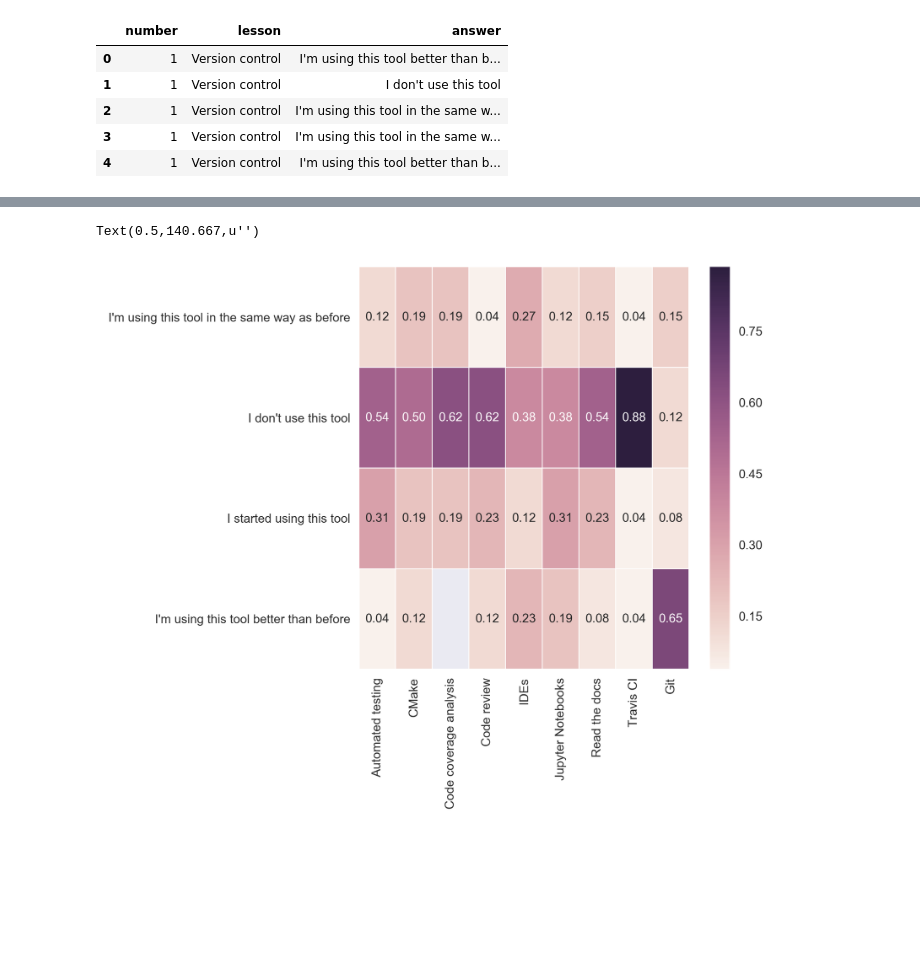
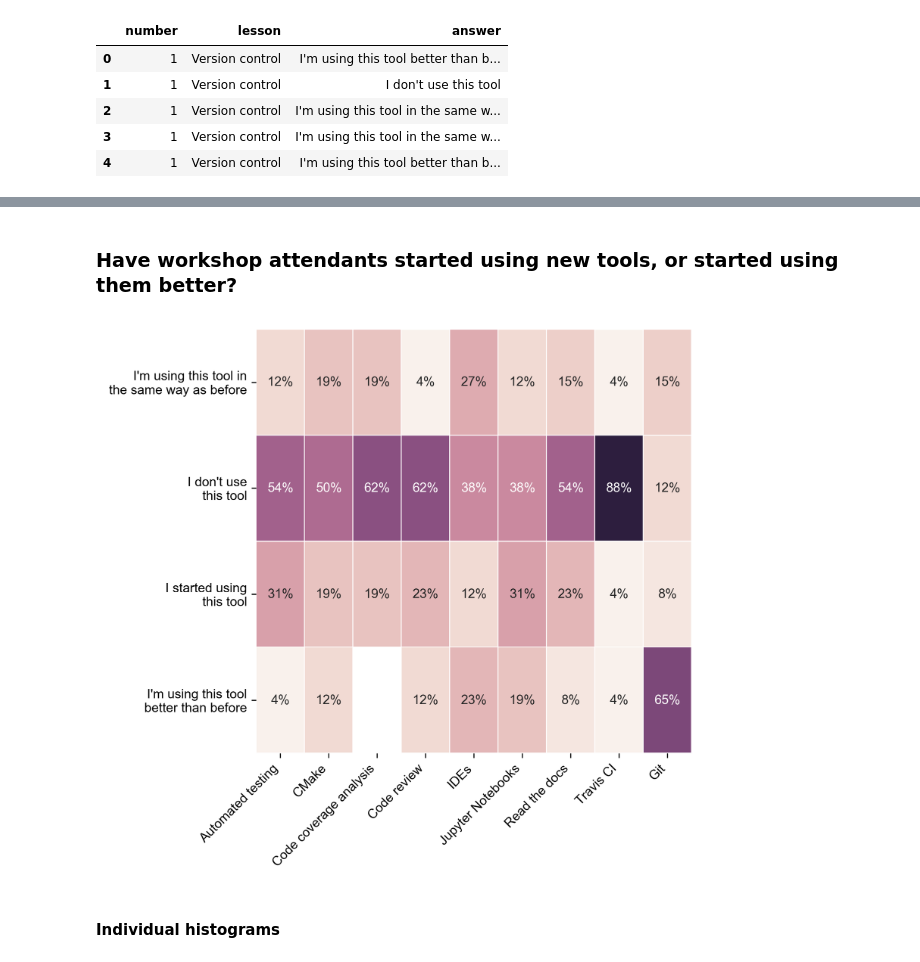
Before and after one commit to coderefinery/post-workshop-survey, a Jupyter notebook: survey_analysis.ipynb, the cells around one changed output, grey strips where cells are left out. Saved outputs shown, nothing was run; the diff lists cells and outputs as text; code cells hidden in the pictures; blank space fills up the shorter version.

Commit message:
improve heatmap and add headers

```diff
--- a/survey_analysis.ipynb
+++ b/survey_analysis.ipynb
@@ -95,19 +116,3 @@ table
 | I don't use this tool | 14.0 | 13.0 | 16.0 | 16.0 | 10.0 | ... |
 | I started using this tool | 8.0 | 5.0 | 5.0 | 6.0 | 3.0 | ... |
 | I'm using this tool better than b... | 1.0 | 3.0 | NaN | 3.0 | 6.0 | ... |
-# %%
-fig, ax = plt.subplots(1, 1, figsize = (6,6), dpi=300)
-
-# normalize
-table_norm=(table)/table.sum()
-
-# rename a bit for appearance
-table_norm=table_norm.rename(columns = {'Version control':'Git'})
-table_norm=table_norm.rename(columns = {'Integrated development environments':'IDEs'})
-sns.heatmap(table_norm,linewidths=.5, annot=True, fmt=".2f");
-sns.set(font_scale=3)
-ax.set_ylabel('')
-ax.set_xlabel('')
-# %% [output]
-Text(0.5,140.667,u'')
-[figure, removed]
@@ -116,3 +119,38 @@ Text(0.5,140.667,u'')
+# %% [markdown]
+### Have workshop attendants started using new tools, or started using them better?
+# %%
+sns.reset_defaults()
+sns.reset_orig()
+fig, ax = plt.subplots(1, 1, figsize = (6,6), dpi=300)
+# normalize
+table_norm=(table)/table.sum()
+# table for annotating cells
+annot = 100*table_norm.round(2)
+
+# rename a bit for appearance
+table_norm=table_norm.rename(columns = {'Version control':'Git'})
+table_norm=table_norm.rename(columns = {'Integrated development environments':'IDEs'})
+table_norm=table_norm.rename_axis({'I don\'t use this tool':'I don\'t use\n this tool'})
+table_norm=table_norm.rename_axis({" I'm using this tool in the same way as before":
+                                   "I\'m using this tool in\n the same way as before"})
+table_norm=table_norm.rename_axis({"I\'m using this tool better than before":
+                                   "I\'m using this tool\n better than before"})
+table_norm=table_norm.rename_axis({"I started using this tool":"I started using\n this tool"})
+
+g = sns.heatmap(table_norm,linewidths=.5, annot=annot,cbar=False);
+
+# appearance
+sns.set(font_scale=3)
+for t in g.texts: t.set_text(t.get_text() + "%")
+g.set_xticklabels(g.get_xticklabels(), rotation=45, ha="right")
+ax.set_ylabel('')
+ax.set_xlabel('')
+plt.show()
+#plt.savefig("tmp.pdf")
+# %% [output]
+[figure, added]
+# %% [markdown]
+#### Individual histograms
 # %%
 sns.reset_orig()
 for i in lessons:
```
Also changed, not shown: parts of 11 cells of this notebook.
